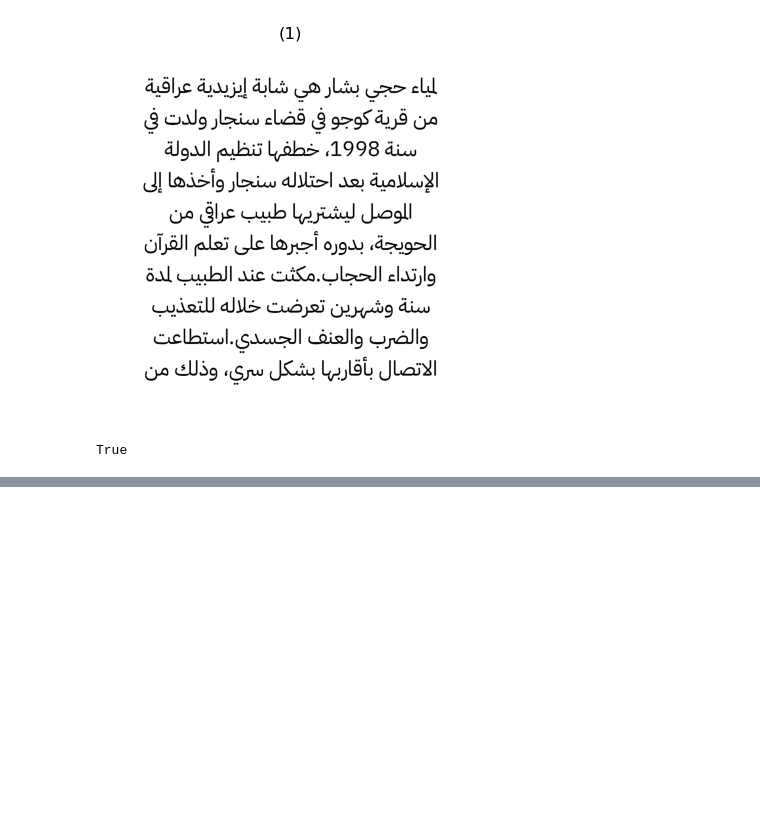
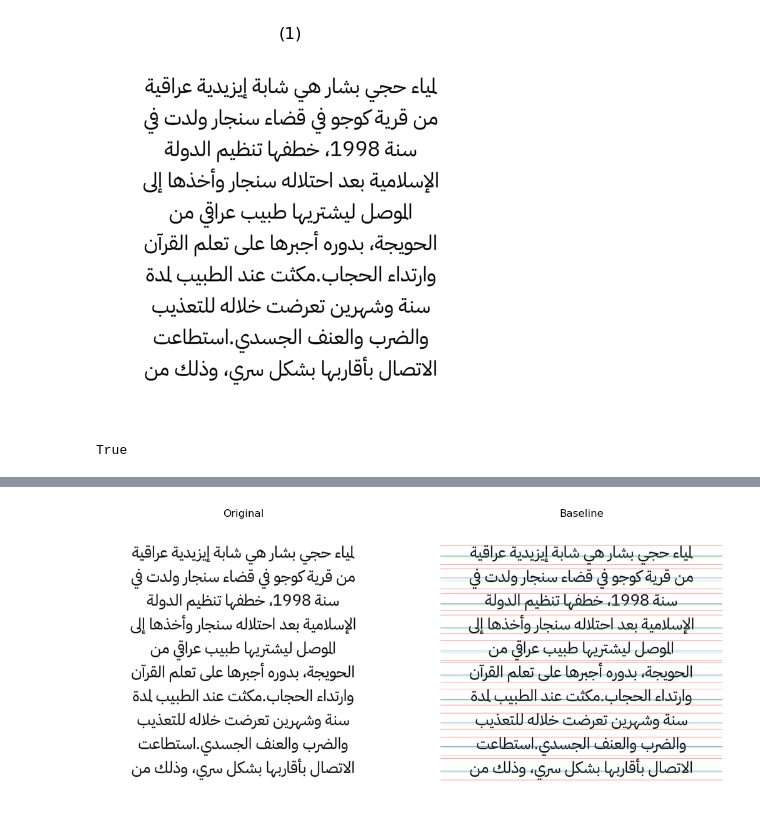
Before and after one commit to AbdoWise-z/Arabic-Font-Type-Detector, a Jupyter notebook: steps.ipynb, the cells around one changed output, grey strips where cells are left out. Cells and saved outputs as stored; diff of their text form; code cells hidden in the pictures; blank space fills up the shorter version.

```diff
--- a/steps.ipynb
+++ b/steps.ipynb
@@ -72,12 +72,13 @@ True
 #   - check for peaks
 #   - merge close peaks with certain threshold
 #   - draw lines for testing ..
-def separate_lines(image , MinOfMean = 0.8):
+def separate_lines(image , MinOfMean = 0.8, temp=None, showHist=False):
     # find the horizental projection
     projection = np.sum(image, axis=1)
     shape = image.shape
-    temp = np.copy(input_image)
-    show_hist(projection)
+
+    if showHist:
+        show_hist(projection)
 
     flag = 0
     start = -1
@@ -123,13 +124,14 @@ def separate_lines(image , MinOfMean = 0.8):
 
     print("Found: %d Lines" % len(lines))
 
-
-    for i in range(len(lines)):
-        cv2.line(temp , (0 , lines[i][0]) , (shape[1],lines[i][0]) , (255,0,0), 1)
-        cv2.line(temp , (0 , lines[i][1]) , (shape[1],lines[i][1]) , (255,0,0), 1)
-    return lines , temp
+    if temp is not None:
+        for i in range(len(lines)):
+            cv2.line(temp , (0 , lines[i][0]) , (shape[1],lines[i][0]) , (255,0,0), 1)
+            cv2.line(temp , (0 , lines[i][1]) , (shape[1],lines[i][1]) , (255,0,0), 1)
+    return lines
 
 
-lines , lines_image = separate_lines(seg / 255)
+lines_image = np.copy(input_image)
+lines = separate_lines(seg / 255 , temp=lines_image)
 show_images([input_image , lines_image] , ["Original" , "Lines Sperated"])
 # %% [output]
@@ -209 +220,55 @@ Found: 7 Gaps
 [figure]
+# %%
+# now that we have the words in each line, what we need to do next is to
+# calculate the baseline of the each line as well as the line that achieves
+# the most intersections above the base line, sinece it will help use find
+# each character region
+
+
+def find_baseline(image, line, temp=None , showHist=True):
+    projection = np.sum(image[line[0]:line[1] , :], axis=1)
+    shape = image.shape
+    if showHist:
+        show_hist(projection)
+
+    kernel = np.ones(3) / 3
+    smoothed = np.convolve(projection , kernel, mode='same')
+    if showHist:
+        show_hist(smoothed)
+
+    baseline = np.argmin(smoothed)
+
+    i = baseline - 1
+    maxTransitionsIndex = -1
+    maxTransitions = 0
+
+    while i >= 0:
+        # calculate the transitions
+        t = 0
+        f = 0
+        for k in range(shape[1]):
+            if image[i + line[0] , k] == 0 and f == 0:
+                f = 1
+            if image[i + line[0] , k] != 0 and f == 1:
+                f = 0
+                t += 1
+        if t > maxTransitions:
+            maxTransitions = t
+            maxTransitionsIndex = i
+        i = i - 1
+    # now we need to calculate the
+    if temp is not None:
+        cv2.line(temp , (0 , baseline + line[0]) , (shape[1], baseline + line[0]) , (0,255,0), 1)
+        cv2.line(temp , (0 , maxTransitionsIndex + line[0]) , (shape[1], maxTransitionsIndex + line[0]) , (0,0,255), 1)
+
+    return baseline , maxTransitionsIndex
+
+
+baseline_image = np.copy(lines_image)
+baselines = []
+for line in lines:
+    baselines.append(find_baseline(seg / 255 , line , temp=baseline_image, showHist=False))
+
+show_images([input_image , baseline_image] , ["Original" , "Baseline"])
+# %% [output]
+[figure, added]
```
Also changed, not shown: parts of 3 cells of this notebook.
